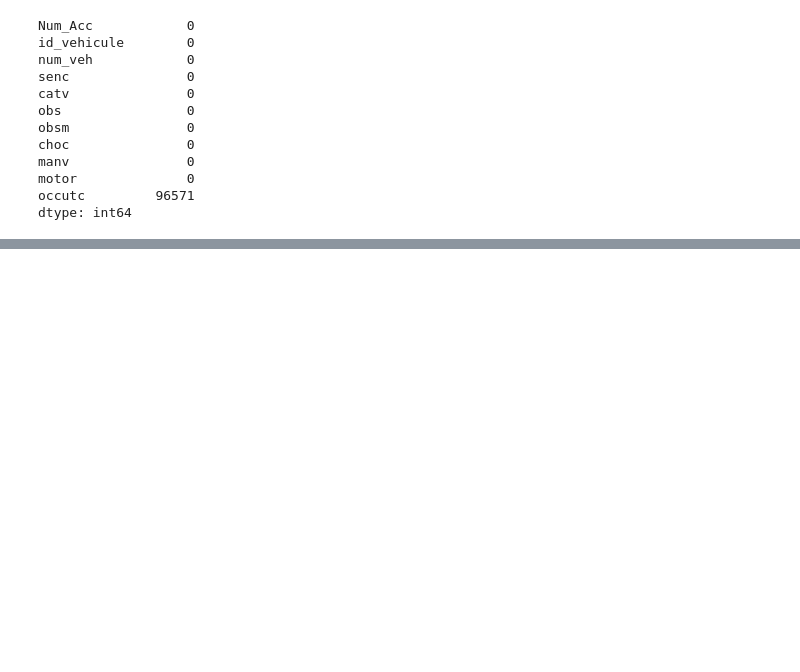
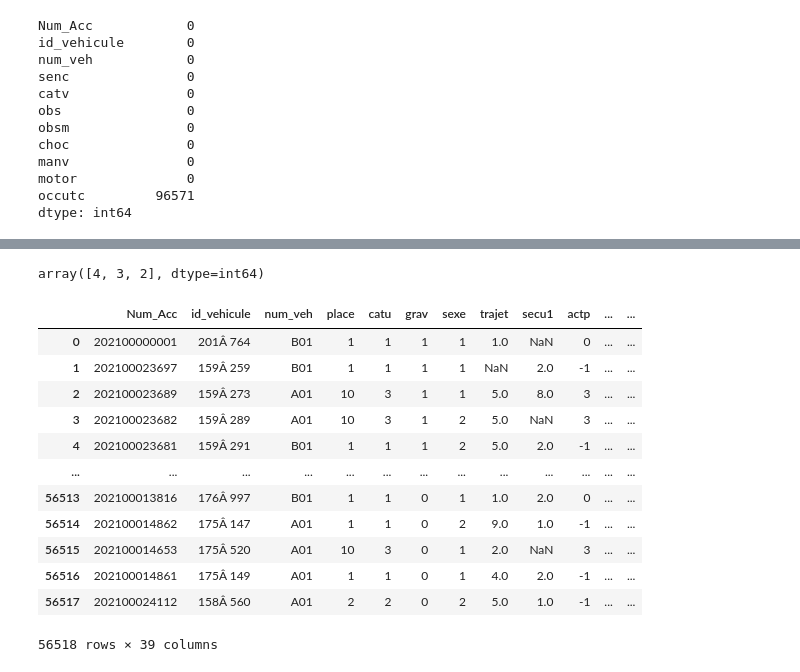
Before and after one commit to DataScientest-Studio/Template_MLOps_accidents, a Jupyter notebook: notebooks/1.0-ldj-initial-data-exploration.ipynb, the cells around one changed output, grey strips where cells are left out. Drawn from its saved outputs; the diff is of its cells as text; code cells hidden in the pictures; blank space fills up the shorter version.

```diff
--- a/notebooks/1.0-ldj-initial-data-exploration.ipynb
+++ b/notebooks/1.0-ldj-initial-data-exploration.ipynb
@@ -145,0 +271,2 @@ dtype: int64
+# %%
+df = fusion2.merge(df_caract, on = 'Num_Acc', how="left")
@@ -145,0 +283,38 @@ dtype: int64
+# %%
+#--Adding the number of victims
+df = df.merge(nb_victim, on = "Num_Acc", how = "inner")
+
+df.rename({"count" :"nb_victim"},axis = 1, inplace = True)
+# %%
+#--Adding the number of vehicles
+
+df = df.merge(nb_vehicules, on = "Num_Acc", how = "inner")
+df.rename({"count" :"nb_vehicules"},axis = 1, inplace = True)
+# %%
+#--Replacing values -1 et 0 par NaN
+
+df.replace(-1, np.nan, inplace=True)
+df.replace(0, np.nan, inplace=True)
+# %%
+df['grav'].unique()
+# %% [output]
+array([4, 3, 2], dtype=int64)
+# %%
+#--Modification of the target variable  : 1 : prioritary// 0 : non-prioritary
+
+df['grav'].replace([2,3,4], [0,1,1], inplace=True)
+df
+# %% [output]
+|  | Num_Acc | id_vehicule | num_veh | place | catu | grav | sexe | trajet | secu1 | actp | ... | ... |
+| 0 | 202100000001 | 201Â 764 | B01 | 1 | 1 | 1 | 1 | 1.0 | NaN | 0 | ... | ... |
+| 1 | 202100023697 | 159Â 259 | B01 | 1 | 1 | 1 | 1 | NaN | 2.0 | -1 | ... | ... |
+| 2 | 202100023689 | 159Â 273 | A01 | 10 | 3 | 1 | 1 | 5.0 | 8.0 | 3 | ... | ... |
+| 3 | 202100023682 | 159Â 289 | A01 | 10 | 3 | 1 | 2 | 5.0 | NaN | 3 | ... | ... |
+| 4 | 202100023681 | 159Â 291 | B01 | 1 | 1 | 1 | 2 | 5.0 | 2.0 | -1 | ... | ... |
+| ... | ... | ... | ... | ... | ... | ... | ... | ... | ... | ... | ... | ... |
+| 56513 | 202100013816 | 176Â 997 | B01 | 1 | 1 | 0 | 1 | 1.0 | 2.0 | 0 | ... | ... |
+| 56514 | 202100014862 | 175Â 147 | A01 | 1 | 1 | 0 | 2 | 9.0 | 1.0 | -1 | ... | ... |
+| 56515 | 202100014653 | 175Â 520 | A01 | 10 | 3 | 0 | 1 | 2.0 | NaN | 3 | ... | ... |
+| 56516 | 202100014861 | 175Â 149 | A01 | 1 | 1 | 0 | 1 | 4.0 | 2.0 | -1 | ... | ... |
+| 56517 | 202100024112 | 158Â 560 | A01 | 2 | 2 | 0 | 2 | 5.0 | 1.0 | -1 | ... | ... |
+56518 rows × 39 columns
```
Also changed, not shown: parts of 53 cells of this notebook, 3 other files.
